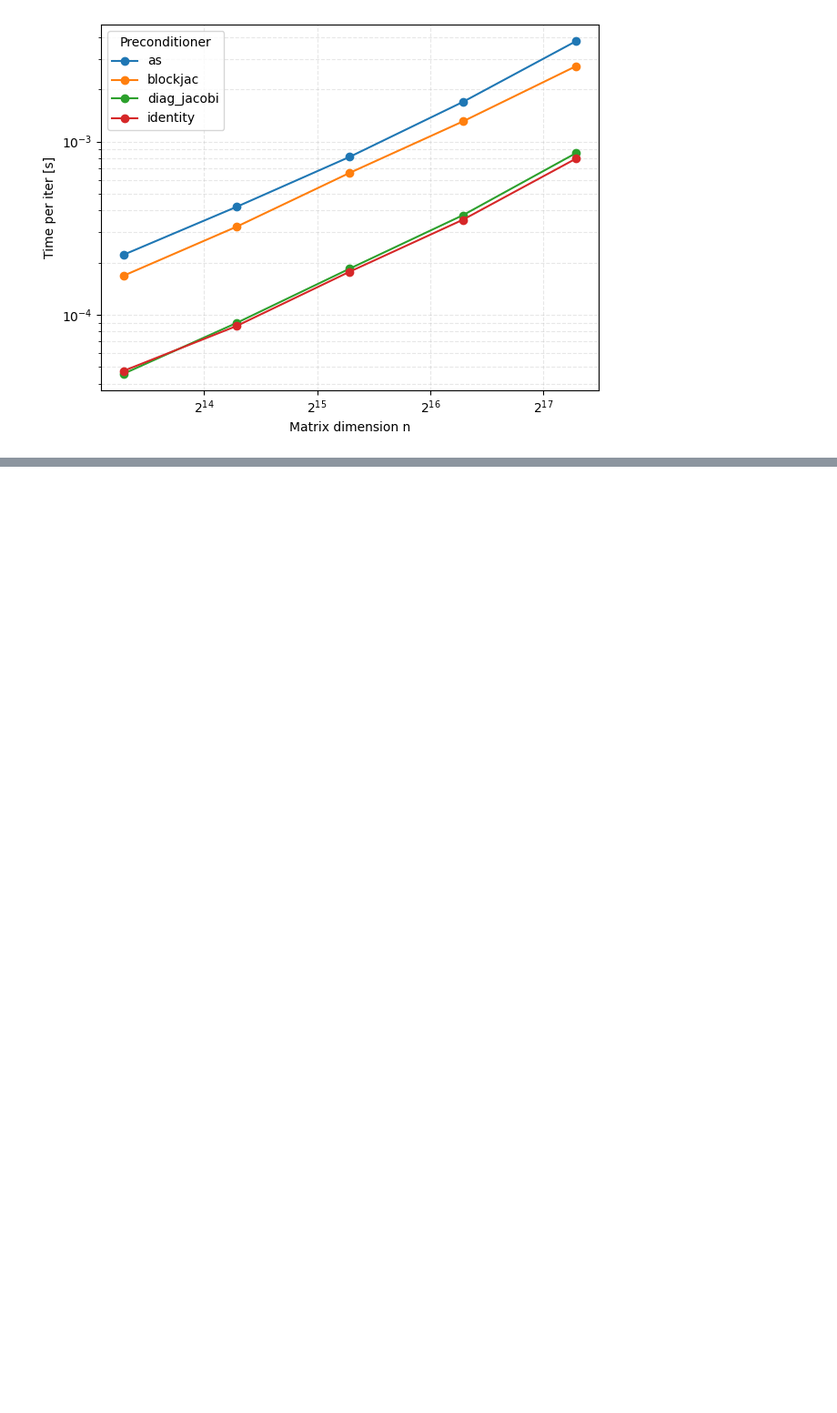
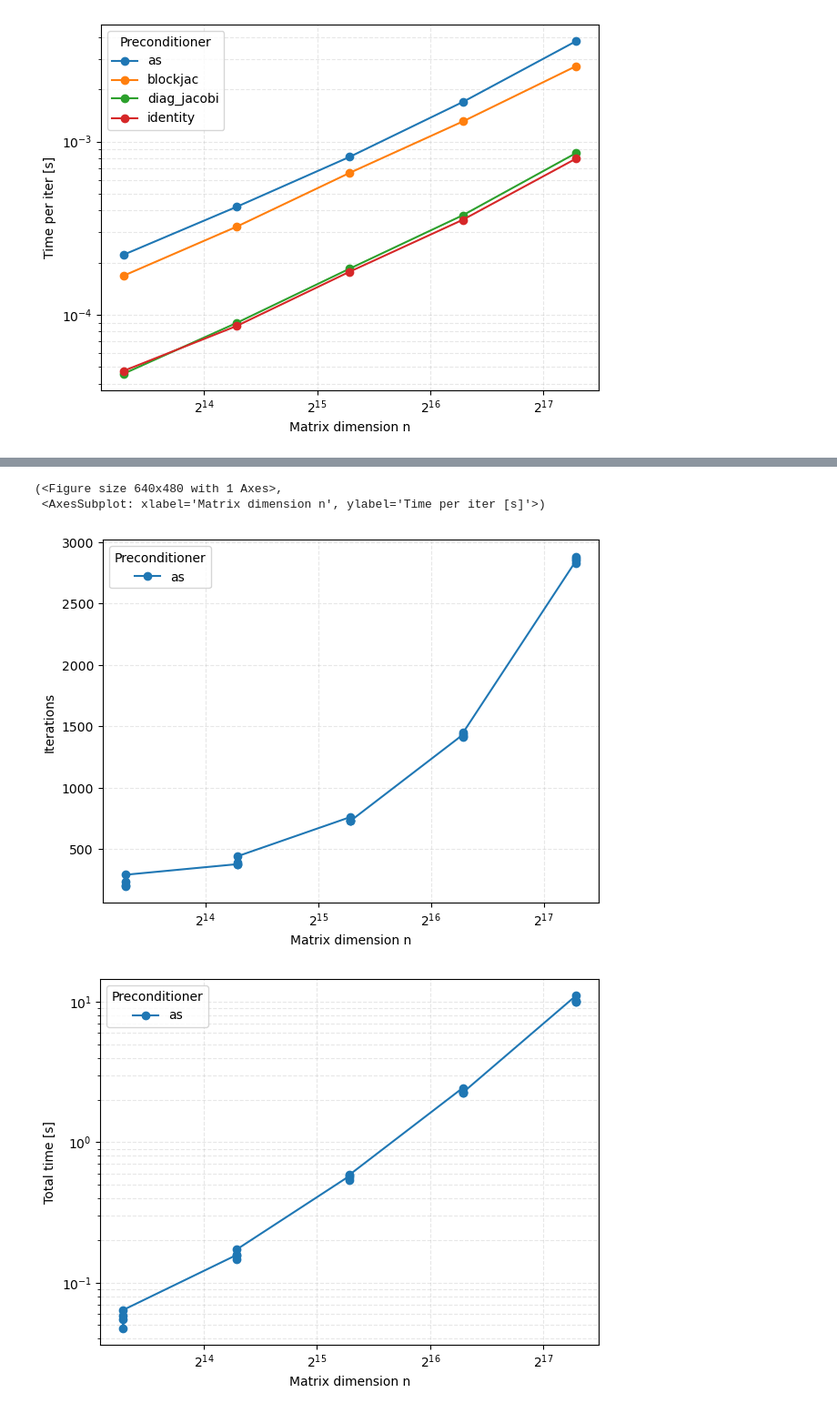
Before and after one commit to riccardoselis00/AMSC-project, a Jupyter notebook: file.ipynb, the cells around one changed output, grey strips where cells are left out. Shown at 91% size. Cells and saved outputs as stored; diff of their text form; code cells hidden in the pictures; blank space fills up the shorter version.

```diff
--- a/file.ipynb
+++ b/file.ipynb
@@ -41,0 +48,6 @@ plot_metric(df, "time_per_iter", logy=True, metric_label="Time per iter [s]")
+# %%
+from plot import load_data, add_total_solve_time, plot_metric
+
+df = load_data("../data/output/csv/results_seq_as_blocks.csv")
+df = add_total_solve_time(df)
+df.head(30)
@@ -41,0 +72,9 @@ plot_metric(df, "time_per_iter", logy=True, metric_label="Time per iter [s]")
+# %%
+plot_metric(df, "iters", metric_label="Iterations")
+plot_metric(df, "total_time", logy=True, metric_label="Total time [s]")
+plot_metric(df, "time_per_iter", logy=True, metric_label="Time per iter [s]")
+# %% [output]
+(<Figure size 640x480 with 1 Axes>,
+ <AxesSubplot: xlabel='Matrix dimension n', ylabel='Time per iter [s]'>)
+[figure, added]
+[figure, added]
```
Also changed, not shown: parts of 5 cells of this notebook, 9 other files.
